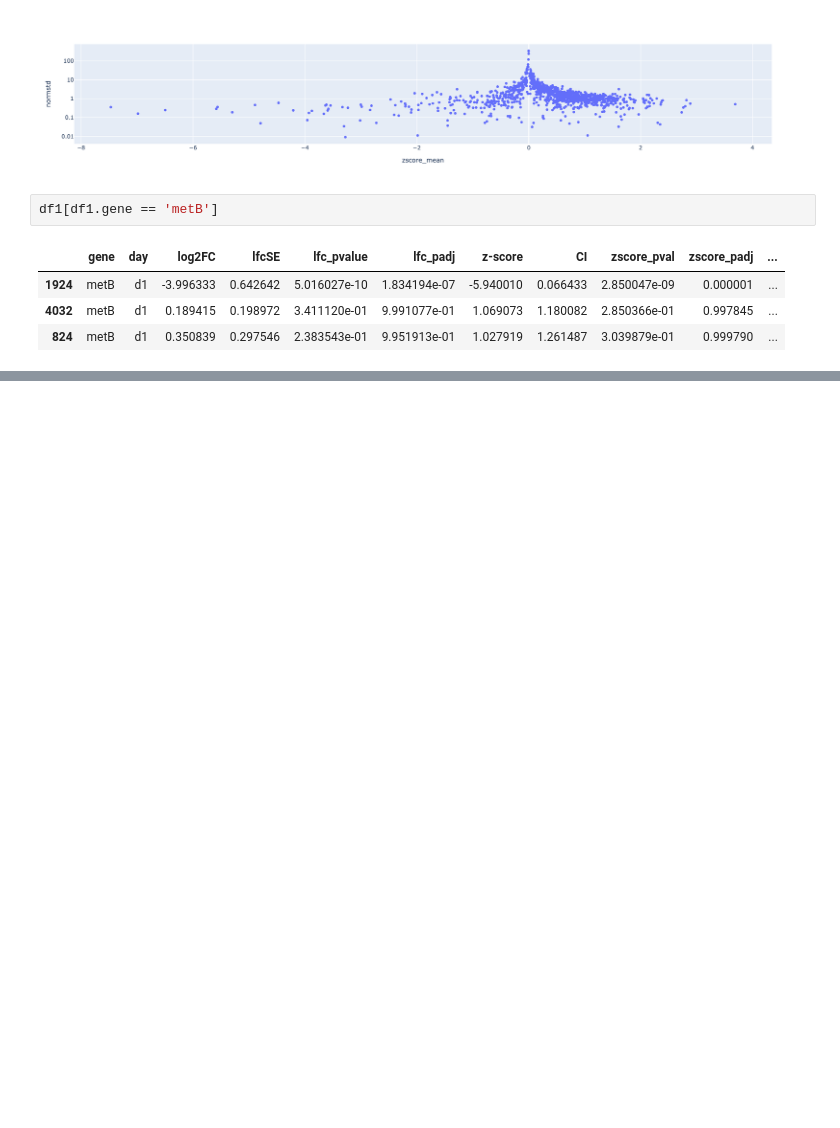
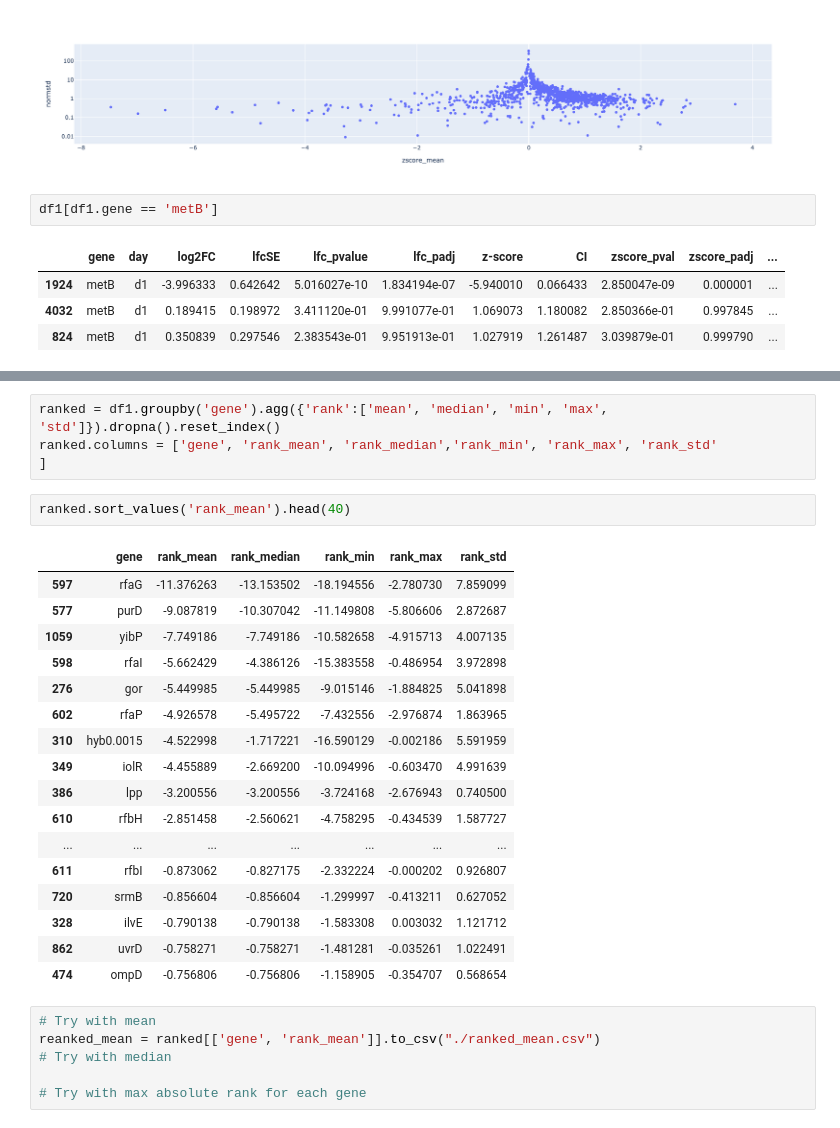
Before and after one commit to MicrobiologyETHZ/nguyenb_rbtnseq_2024, a Jupyter notebook: code/notebooks/08_2021_pathway_enrichment/pathway_enrichment1.ipynb, the cells around one changed output, grey strips where cells are left out. Drawn from its saved outputs; the diff is of its cells as text; blank space fills up the shorter version.

```diff
--- a/code/notebooks/08_2021_pathway_enrichment/pathway_enrichment1.ipynb
+++ b/code/notebooks/08_2021_pathway_enrichment/pathway_enrichment1.ipynb
@@ -83,0 +125,30 @@ df1[df1.gene == 'metB']
+# %%
+ranked = df1.groupby('gene').agg({'rank':['mean', 'median', 'min', 'max', 'std']}).dropna().reset_index()
+ranked.columns = ['gene', 'rank_mean', 'rank_median','rank_min', 'rank_max', 'rank_std'
+]
+# %%
+ranked.sort_values('rank_mean').head(40)
+# %% [output]
+|  | gene | rank_mean | rank_median | rank_min | rank_max | rank_std |
+| 597 | rfaG | -11.376263 | -13.153502 | -18.194556 | -2.780730 | 7.859099 |
+| 577 | purD | -9.087819 | -10.307042 | -11.149808 | -5.806606 | 2.872687 |
+| 1059 | yibP | -7.749186 | -7.749186 | -10.582658 | -4.915713 | 4.007135 |
+| 598 | rfaI | -5.662429 | -4.386126 | -15.383558 | -0.486954 | 3.972898 |
+| 276 | gor | -5.449985 | -5.449985 | -9.015146 | -1.884825 | 5.041898 |
+| 602 | rfaP | -4.926578 | -5.495722 | -7.432556 | -2.976874 | 1.863965 |
+| 310 | hyb0.0015 | -4.522998 | -1.717221 | -16.590129 | -0.002186 | 5.591959 |
+| 349 | iolR | -4.455889 | -2.669200 | -10.094996 | -0.603470 | 4.991639 |
+| 386 | lpp | -3.200556 | -3.200556 | -3.724168 | -2.676943 | 0.740500 |
+| 610 | rfbH | -2.851458 | -2.560621 | -4.758295 | -0.434539 | 1.587727 |
+| ... | ... | ... | ... | ... | ... | ... |
+| 611 | rfbI | -0.873062 | -0.827175 | -2.332224 | -0.000202 | 0.926807 |
+| 720 | srmB | -0.856604 | -0.856604 | -1.299997 | -0.413211 | 0.627052 |
+| 328 | ilvE | -0.790138 | -0.790138 | -1.583308 | 0.003032 | 1.121712 |
+| 862 | uvrD | -0.758271 | -0.758271 | -1.481281 | -0.035261 | 1.022491 |
+| 474 | ompD | -0.756806 | -0.756806 | -1.158905 | -0.354707 | 0.568654 |
+# %%
+# Try with mean
+reanked_mean = ranked[['gene', 'rank_mean']].to_csv("./ranked_mean.csv")
+# Try with median
+
+# Try with max absolute rank for each gene
```
Also changed, not shown: parts of 11 cells of this notebook, 9 other files.
